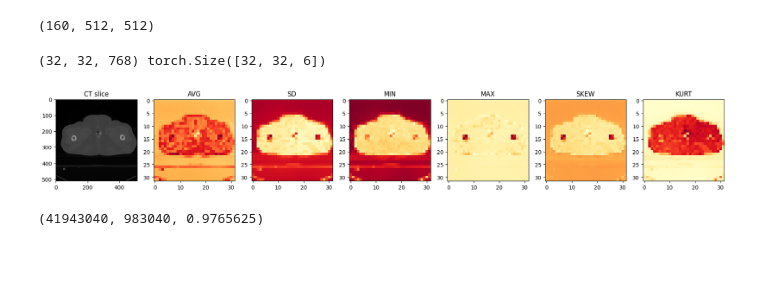
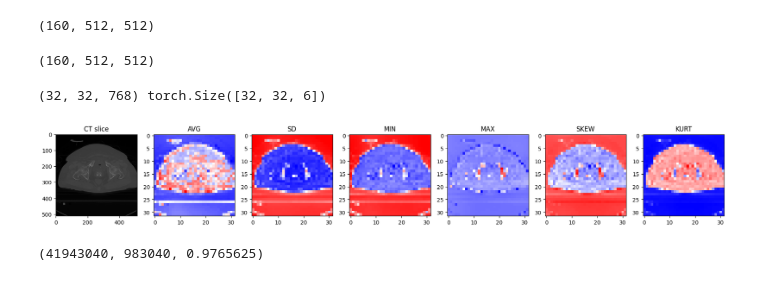
Before and after one commit to YeongHyeon/Dose_prediction_practice, a Jupyter notebook: dinov3_test_251112_02.ipynb, the cells around one changed output. Drawn from its saved outputs; the diff is of its cells as text; code cells hidden in the pictures.

```diff
--- a/dinov3_test_251112_02.ipynb
+++ b/dinov3_test_251112_02.ipynb
@@ -66,6 +67,13 @@ ct_image, ct_array, ct_metadata = dhelp.load_ct_volume(paths['ct'])
 ct_array.shape
 # %% [output]
 (160, 512, 512)
+# %%
+dose_image, dose_array, dose_metadata = dhelp.load_rtdose_volume(paths['dose'])
+dose_image_r, dose_array_r, dose_metadata_r = dhelp.resample_to_reference(dose_image, ct_image)
+
+dose_array_r.shape
+# %% [output]
+(160, 512, 512)
 # %%
 import importlib
 import src.dinov3 as dinov3
@@ -75,26 +83,27 @@ dinov3_fe = dinov3.DINOV3FeatureExtractor(cfg['models']['dinov3'])
 # %%
 import matplotlib.pyplot as plt
 
-idx_slice = 35
+idx_slice = 85
 
+torch.cuda.empty_cache()
 features = dinov3_fe.extract_features(torch.tensor(ct_array[idx_slice]))
 radiomics, names = dinov3_fe.extract_radiomics(features)
 print(features.shape, radiomics.shape)
 
 num_feat = radiomics.shape[-1]
 fig, axes = plt.subplots(1, num_feat+1, figsize=(3*num_feat, 3))
 
 axes[0].set_title("CT slice")
 axes[0].imshow(ct_array[idx_slice], cmap='gray')
 for feat_dx in range(num_feat):
     axes[feat_dx+1].set_title(names[feat_dx])
-    axes[feat_dx+1].imshow(radiomics[:, :, feat_dx].cpu().numpy(), cmap='YlOrRd')
+    axes[feat_dx+1].imshow(radiomics[:, :, feat_dx].cpu().numpy(), cmap='bwr')
 
 plt.tight_layout()
 plt.show()
 # %% [output]
 (32, 32, 768) torch.Size([32, 32, 6])
-[figure, old version]
+[figure, new version]
 # %%
 512*512*160, 32*32*6*160, 1-(32*32*6*160)/(512*512*160)
 # %% [output]
```
Also changed, not shown: parts of 3 cells of this notebook.
